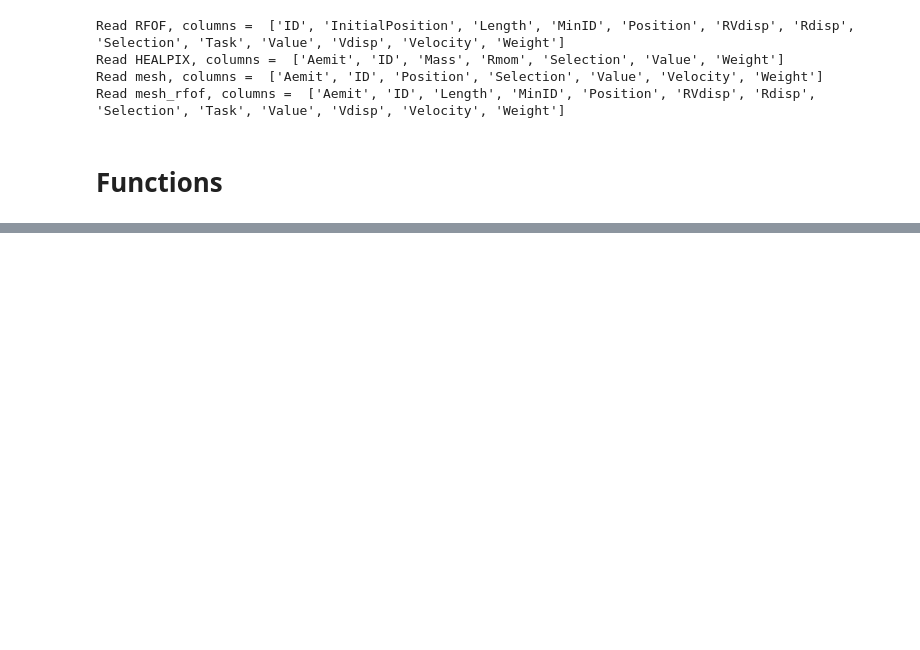
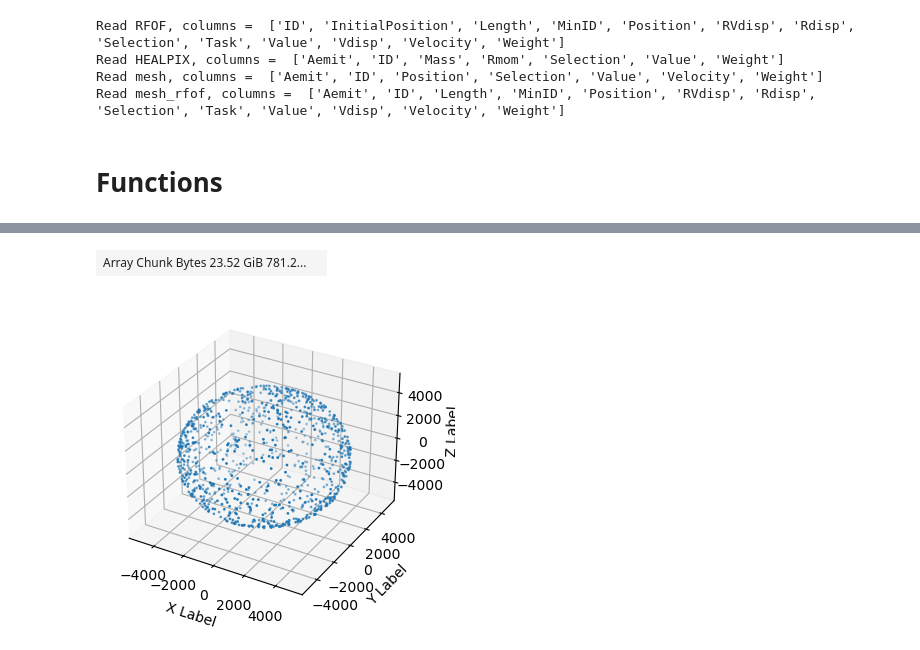
Before and after one commit to atokiwaipmu/LensingSSC, a Jupyter notebook: notebook/test.ipynb, the cells around one changed output, grey strips where cells are left out. Saved outputs shown, nothing was run; the diff lists cells and outputs as text; code cells hidden in the pictures; blank space fills up the shorter version.

```diff
--- a/notebook/test.ipynb
+++ b/notebook/test.ipynb
@@ -63,0 +92,20 @@ def read_range(cat, amin, amax):
+# %%
+hpix['ID']
+# %% [output]
+| Array Chunk Bytes 23.52 GiB 781.2... |  |
+# %%
+pos_mesh = meshs['Position']
+random_index = np.random.randint(0, len(pos_mesh), np.min([len(pos_mesh), 10000]))
+pos_mesh = pos_mesh[:1000].compute()
+
+
+fig = plt.figure(figsize=(4, 4))
+ax = fig.add_subplot(111, projection='3d')
+ax.scatter(pos_mesh[:, 0], pos_mesh[:, 1], pos_mesh[:, 2], s=1)
+
+ax.set_xlabel('X Label')
+ax.set_ylabel('Y Label')
+ax.set_zlabel('Z Label')
+plt.show()
+# %% [output]
+[figure, added]
```
Also changed, not shown: parts of 7 cells of this notebook, 1 other file.
